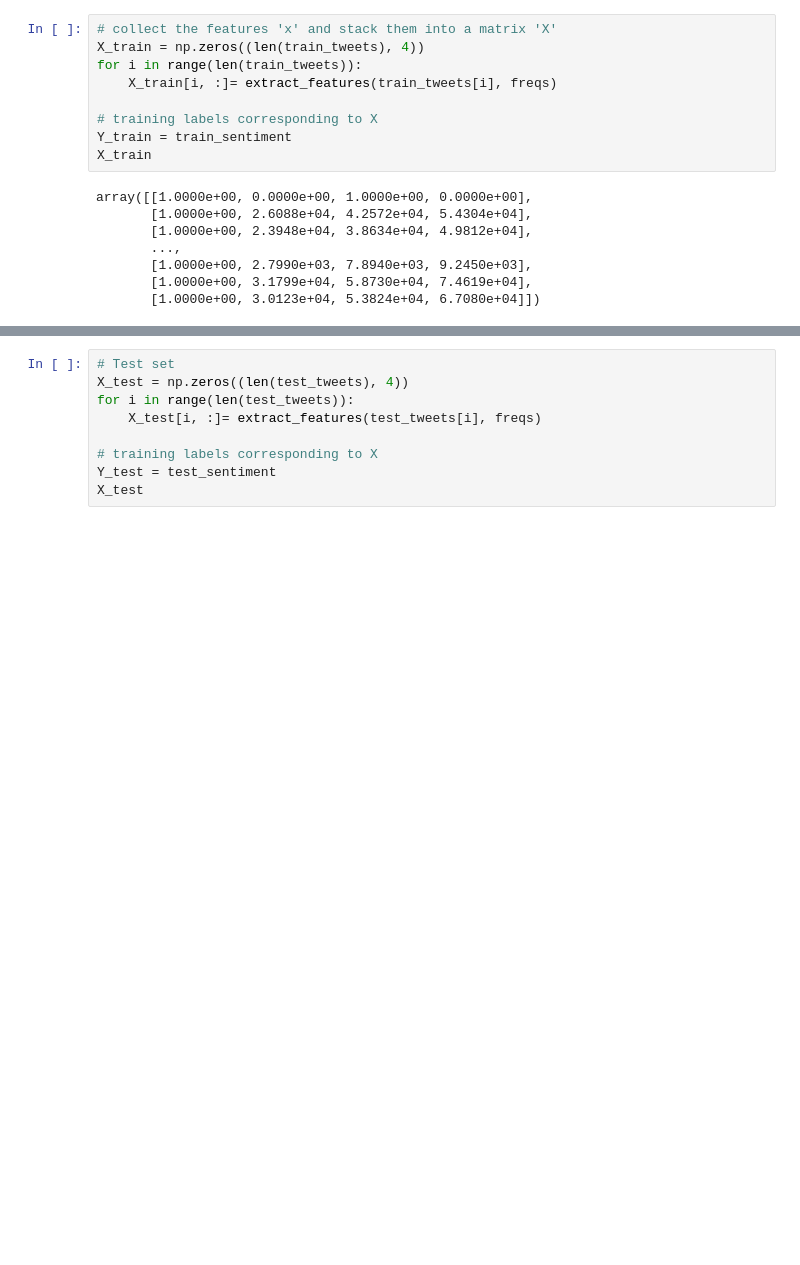
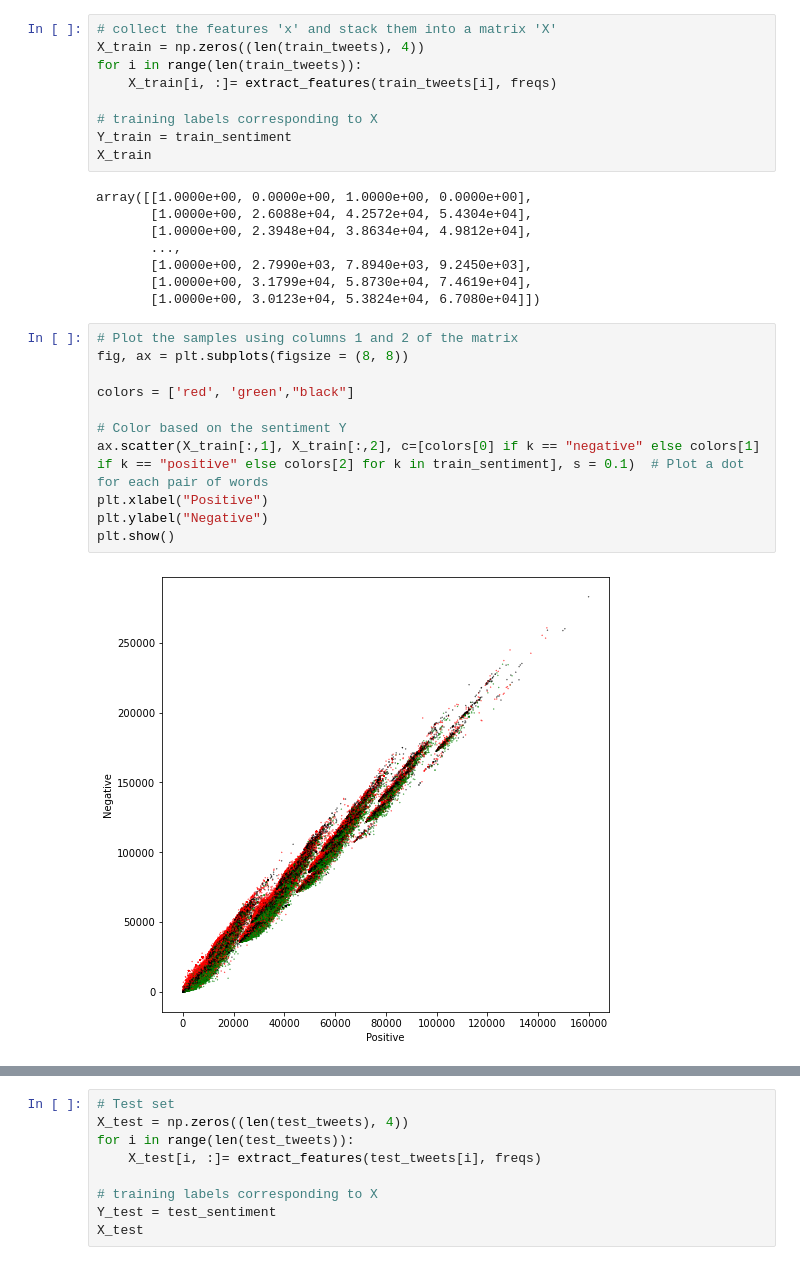
Before and after one commit to antoinechaney/Sentimental_analysis, a Jupyter notebook: Projet.ipynb, the cells around one changed output, grey strips where cells are left out. Cells and saved outputs as stored; diff of their text form; blank space fills up the shorter version.

```diff
--- a/Projet.ipynb
+++ b/Projet.ipynb
@@ -557,3 +584,16 @@ array([[1.0000e+00, 0.0000e+00, 1.0000e+00, 0.0000e+00],
        [1.0000e+00, 2.7990e+03, 7.8940e+03, 9.2450e+03],
        [1.0000e+00, 3.1799e+04, 5.8730e+04, 7.4619e+04],
        [1.0000e+00, 3.0123e+04, 5.3824e+04, 6.7080e+04]])
+# %%
+# Plot the samples using columns 1 and 2 of the matrix
+fig, ax = plt.subplots(figsize = (8, 8))
+
+colors = ['red', 'green',"black"]
+
+# Color based on the sentiment Y
+ax.scatter(X_train[:,1], X_train[:,2], c=[colors[0] if k == "negative" else colors[1] if k == "positive" else colors[2] for k in train_sentiment], s = 0.1)  # Plot a dot for each pair of words
+plt.xlabel("Positive")
+plt.ylabel("Negative")
+plt.show()
+# %% [output]
+[figure, added]
```
Also changed, not shown: parts of 41 cells of this notebook.
